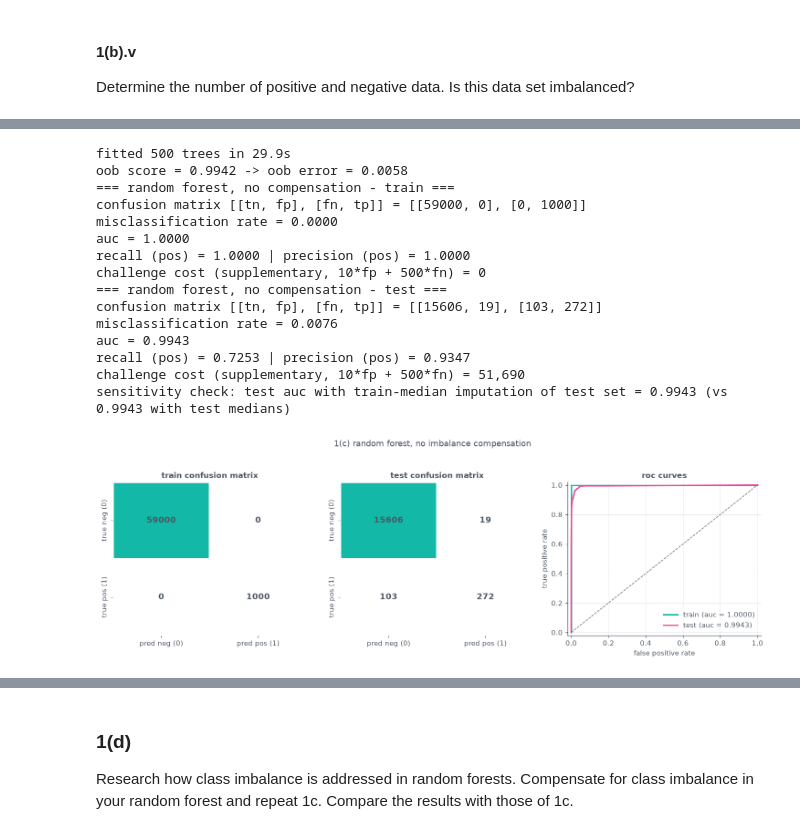
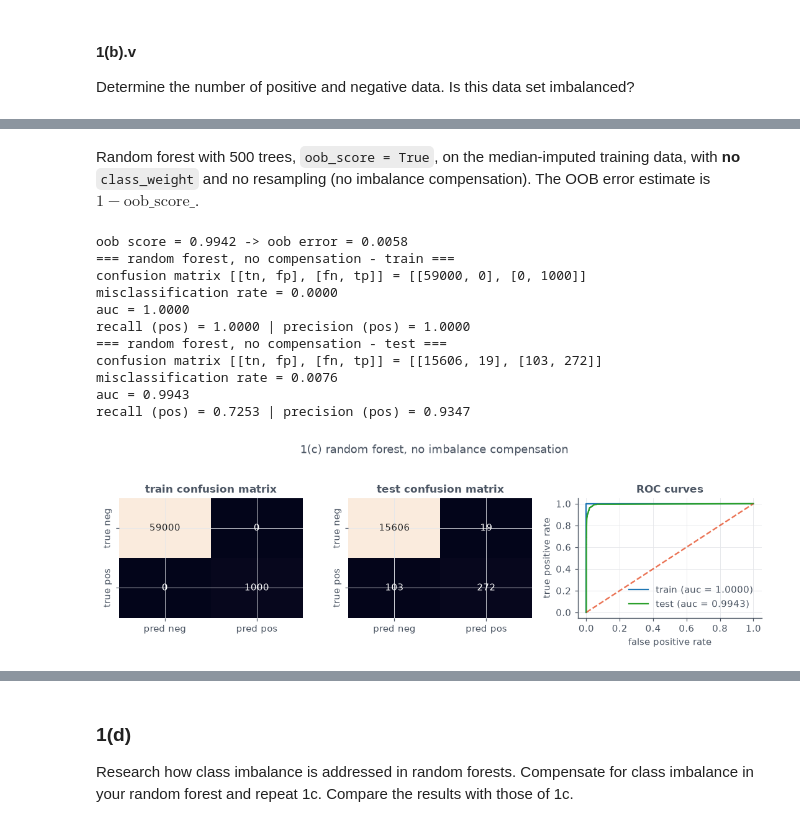
Before and after one commit to oliauusc/DSCI552_HW6, a Jupyter notebook: notebook/Liau_Olivia_HW6.ipynb, the cells around one changed output, grey strips where cells are left out. Saved outputs shown, nothing was run; the diff lists cells and outputs as text; code cells hidden in the pictures.

```diff
--- a/notebook/Liau_Olivia_HW6.ipynb
+++ b/notebook/Liau_Olivia_HW6.ipynb
@@ -257,31 +145,18 @@ bm_000    0.659
 # %%
-# median imputation, applied per footnote 1: each set is filled with its
-# own medians; train and test statistics are never pooled
+# median imputation: each set is filled with its own medians
 train_X = train_raw.drop(columns="class")
 test_X = test_raw.drop(columns="class")
 
-train_medians = train_X.median()
-test_medians = test_X.median()
-
-train_X_imp = train_X.fillna(train_medians)
-test_X_imp = test_X.fillna(test_medians)
-
-# sensitivity variant used in 1(c): test set imputed with train medians instead
-test_X_imp_trainstats = test_X.fillna(train_medians)
+train_X_imp = train_X.fillna(train_X.median())
+test_X_imp = test_X.fillna(test_X.median())
 
 # labels: neg = 0, pos = 1, so "pos" is the positive class everywhere
 train_y = (train_raw["class"] == "pos").astype(int).to_numpy()
 test_y = (test_raw["class"] == "pos").astype(int).to_numpy()
 
-# no gaps may remain anywhere
 assert int(train_X_imp.isna().sum().sum()) == 0
 assert int(test_X_imp.isna().sum().sum()) == 0
-assert int(test_X_imp_trainstats.isna().sum().sum()) == 0
-
-print(f"train features after imputation: {train_X_imp.shape}, "
-      f"remaining nans: {int(train_X_imp.isna().sum().sum())}")
-print(f"test features after imputation: {test_X_imp.shape}, "
-      f"remaining nans: {int(test_X_imp.isna().sum().sum())}")
-print(f"label balance: train pos = {int(train_y.sum()):,}, "
-      f"test pos = {int(test_y.sum()):,}")
+print(f"remaining nans after imputation: "
+      f"train = {int(train_X_imp.isna().sum().sum())}, "
+      f"test = {int(test_X_imp.isna().sum().sum())}")
 # %% [output]
@@ -593,39 +312,29 @@ test set imputed with *training* medians instead of test medians.
+# %% [markdown]
+Random forest with 500 trees, `oob_score = True`, on the median-imputed training data, with **no** `class_weight` and no resampling (no imbalance compensation). The OOB error estimate is $1 - \text{oob\_score\_}$.
 # %%
 # random forest without any imbalance compensation
-t0 = time.time()
 rf = RandomForestClassifier(n_estimators=500, oob_score=True, n_jobs=-1,
                             random_state=RANDOM_STATE)
 rf.fit(train_X_imp, train_y)
-print(f"fitted 500 trees in {time.time() - t0:.1f}s")
 print(f"oob score = {rf.oob_score_:.4f} -> oob error = {1 - rf.oob_score_:.4f}")
 
 res_rf_train = evaluate(rf, train_X_imp, train_y,
                         "random forest, no compensation - train")
 res_rf_test = evaluate(rf, test_X_imp, test_y,
                        "random forest, no compensation - test")
 
-# sensitivity check from 1(b)i: test set imputed with TRAIN medians instead
-proba_test_alt = rf.predict_proba(test_X_imp_trainstats)[:, 1]
-auc_test_alt = roc_auc_score(test_y, proba_test_alt)
-print(f"sensitivity check: test auc with train-median imputation of test set "
-      f"= {auc_test_alt:.4f} (vs {res_rf_test['auc']:.4f} with test medians)")
-
 metric_figure(res_rf_train, res_rf_test, train_y, test_y,
               "1(c) random forest, no imbalance compensation")
 # %% [output]
-fitted 500 trees in 29.9s
 oob score = 0.9942 -> oob error = 0.0058
 === random forest, no compensation - train ===
 confusion matrix [[tn, fp], [fn, tp]] = [[59000, 0], [0, 1000]]
 misclassification rate = 0.0000
 auc = 1.0000
 recall (pos) = 1.0000 | precision (pos) = 1.0000
-challenge cost (supplementary, 10*fp + 500*fn) = 0
 === random forest, no compensation - test ===
 confusion matrix [[tn, fp], [fn, tp]] = [[15606, 19], [103, 272]]
 misclassification rate = 0.0076
 auc = 0.9943
 recall (pos) = 0.7253 | precision (pos) = 0.9347
-challenge cost (supplementary, 10*fp + 500*fn) = 51,690
-sensitivity check: test auc with train-median imputation of test set = 0.9943 (vs 0.9943 with test medians)
-[figure, old version]
+[figure, new version]
```
Also changed, not shown: parts of 64 cells of this notebook.
